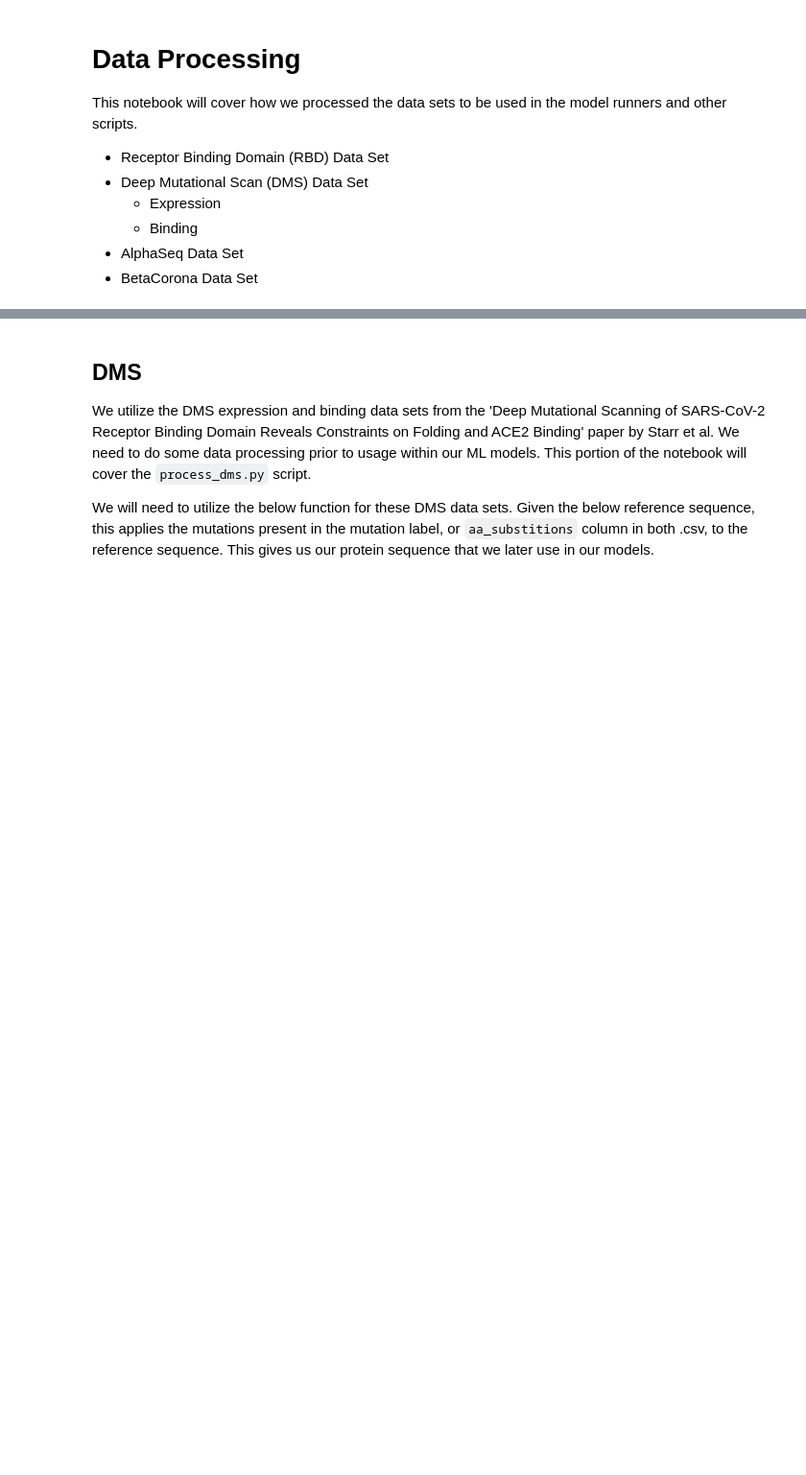
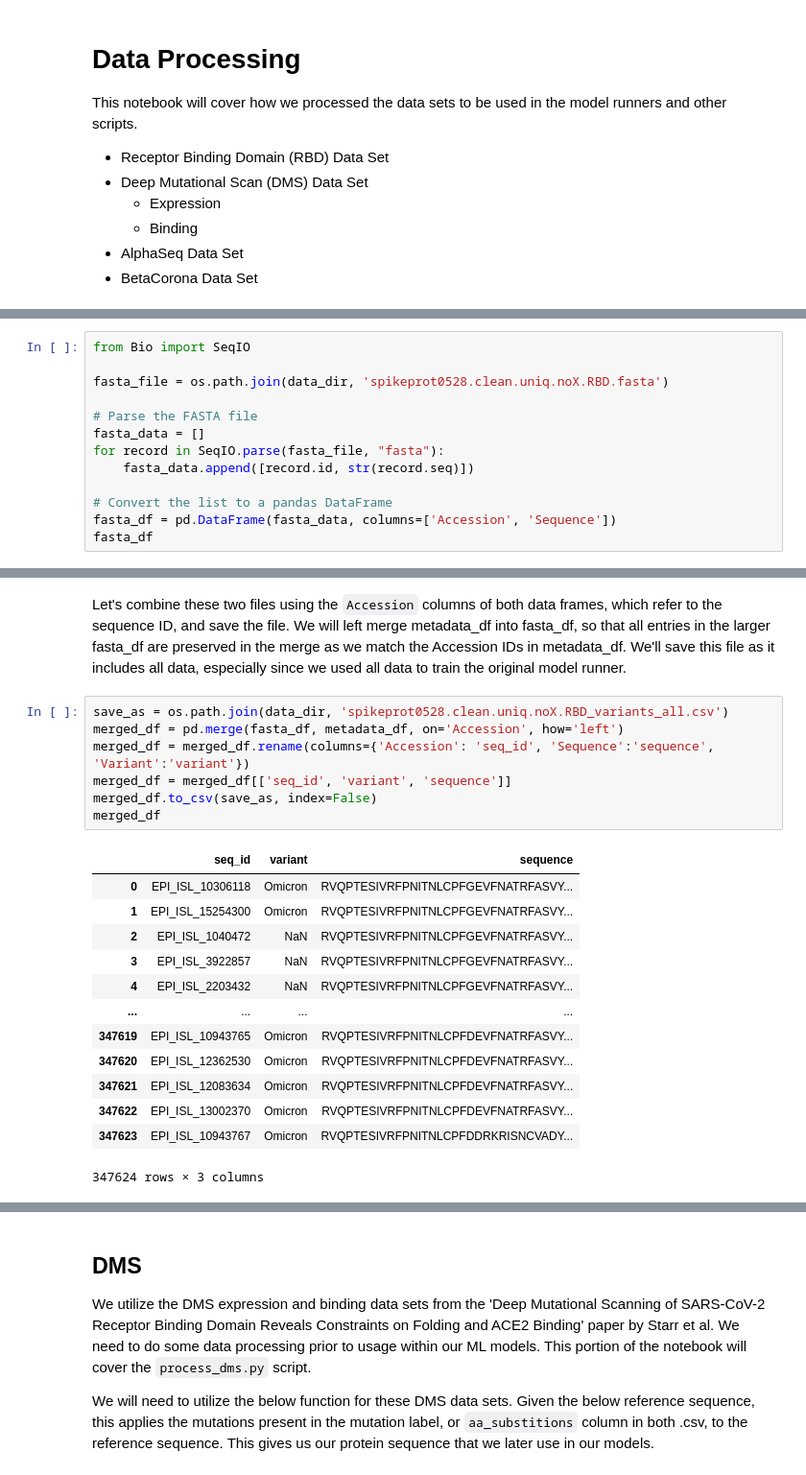
Before and after one commit to hubin-keio/Spike_NLP, a Jupyter notebook: notebooks/data_processing.ipynb, the cells around one changed output, grey strips where cells are left out. Shown at 96% size. Drawn from its saved outputs; the diff is of its cells as text; blank space fills up the shorter version.

```diff
--- a/notebooks/data_processing.ipynb
+++ b/notebooks/data_processing.ipynb
@@ -27,0 +53,13 @@ From our paper, this is how this data was collected:
+# %%
+from Bio import SeqIO
+
+fasta_file = os.path.join(data_dir, 'spikeprot0528.clean.uniq.noX.RBD.fasta')
+
+# Parse the FASTA file
+fasta_data = []
+for record in SeqIO.parse(fasta_file, "fasta"):
+    fasta_data.append([record.id, str(record.seq)])
+
+# Convert the list to a pandas DataFrame
+fasta_df = pd.DataFrame(fasta_data, columns=['Accession', 'Sequence'])
+fasta_df
@@ -27,0 +80,23 @@ From our paper, this is how this data was collected:
+# %% [markdown]
+Let's combine these two files using the `Accession` columns of both data frames, which refer to the sequence ID, and save the file. We will left merge metadata_df into fasta_df, so that all entries in the larger fasta_df are preserved in the merge as we match the Accession IDs in metadata_df. We'll save this file as it includes all data, especially since we used all data to train the original model runner.
+# %%
+save_as = os.path.join(data_dir, 'spikeprot0528.clean.uniq.noX.RBD_variants_all.csv')
+merged_df = pd.merge(fasta_df, metadata_df, on='Accession', how='left')
+merged_df = merged_df.rename(columns={'Accession': 'seq_id', 'Sequence':'sequence', 'Variant':'variant'})
+merged_df = merged_df[['seq_id', 'variant', 'sequence']]
+merged_df.to_csv(save_as, index=False)
+merged_df
+# %% [output]
+|  | seq_id | variant | sequence |
+| 0 | EPI_ISL_10306118 | Omicron | RVQPTESIVRFPNITNLCPFGEVFNATRFASVY... |
+| 1 | EPI_ISL_15254300 | Omicron | RVQPTESIVRFPNITNLCPFGEVFNATRFASVY... |
+| 2 | EPI_ISL_1040472 | NaN | RVQPTESIVRFPNITNLCPFGEVFNATRFASVY... |
+| 3 | EPI_ISL_3922857 | NaN | RVQPTESIVRFPNITNLCPFGEVFNATRFASVY... |
+| 4 | EPI_ISL_2203432 | NaN | RVQPTESIVRFPNITNLCPFGEVFNATRFASVY... |
+| ... | ... | ... | ... |
+| 347619 | EPI_ISL_10943765 | Omicron | RVQPTESIVRFPNITNLCPFDEVFNATRFASVY... |
+| 347620 | EPI_ISL_12362530 | Omicron | RVQPTESIVRFPNITNLCPFDEVFNATRFASVY... |
+| 347621 | EPI_ISL_12083634 | Omicron | RVQPTESIVRFPNITNLCPFDEVFNATRFASVY... |
+| 347622 | EPI_ISL_13002370 | Omicron | RVQPTESIVRFPNITNLCPFDEVFNATRFASVY... |
+| 347623 | EPI_ISL_10943767 | Omicron | RVQPTESIVRFPNITNLCPFDDRKRISNCVADY... |
+347624 rows × 3 columns
```
Also changed, not shown: parts of 14 cells of this notebook, 2 other files.
